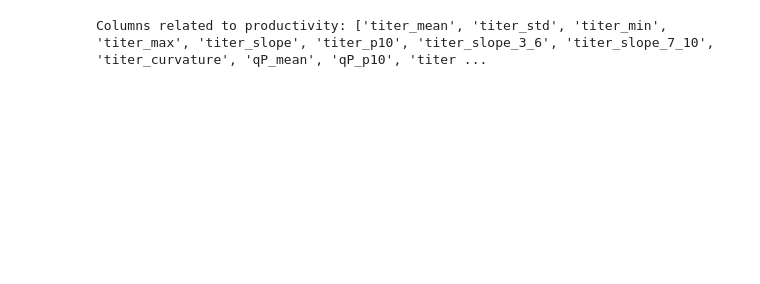
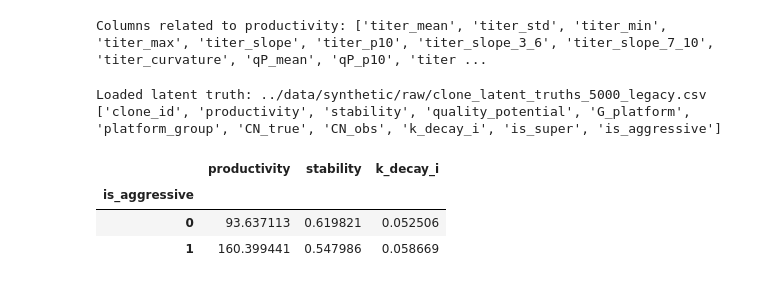
Before and after one commit to Sanghee-L/CLD_ML_PIPELINE, a Jupyter notebook: notebooks/03b_multitarget_models.ipynb, the cells around one changed output. Drawn from its saved outputs; the diff is of its cells as text; code cells hidden in the pictures; blank space fills up the shorter version.

```diff
--- a/notebooks/03b_multitarget_models.ipynb
+++ b/notebooks/03b_multitarget_models.ipynb
@@ -853,3 +853,22 @@ related = [c for c in X.columns if ("titer" in c) or ("qP" in c) or ("ddpcr" in
 print("\nColumns related to productivity:", related[:30], "...")
 # %% [output]
 Columns related to productivity: ['titer_mean', 'titer_std', 'titer_min', 'titer_max', 'titer_slope', 'titer_p10', 'titer_slope_3_6', 'titer_slope_7_10', 'titer_curvature', 'qP_mean', 'qP_p10', 'titer ...
+# %%
+import pandas as pd
+from pathlib import Path
+
+LATENT_PATH = Path(f"../data/synthetic/raw/clone_latent_truths_5000_{scenario}.csv")
+lat = pd.read_csv(LATENT_PATH)
+
+print("Loaded latent truth:", LATENT_PATH)
+print(lat.columns.tolist())
+
+lat.groupby("is_super")[["productivity","stability","k_decay_i"]].mean()
+lat.groupby("is_aggressive")[["productivity","stability","k_decay_i"]].mean()
+# %% [output]
+Loaded latent truth: ../data/synthetic/raw/clone_latent_truths_5000_legacy.csv
+['clone_id', 'productivity', 'stability', 'quality_potential', 'G_platform', 'platform_group', 'CN_true', 'CN_obs', 'k_decay_i', 'is_super', 'is_aggressive']
+|  | productivity | stability | k_decay_i |
+| is_aggressive |  |  |  |
+| 0 | 93.637113 | 0.619821 | 0.052506 |
+| 1 | 160.399441 | 0.547986 | 0.058669 |
```
Also changed, not shown: parts of 15 cells of this notebook, 23 other files.
